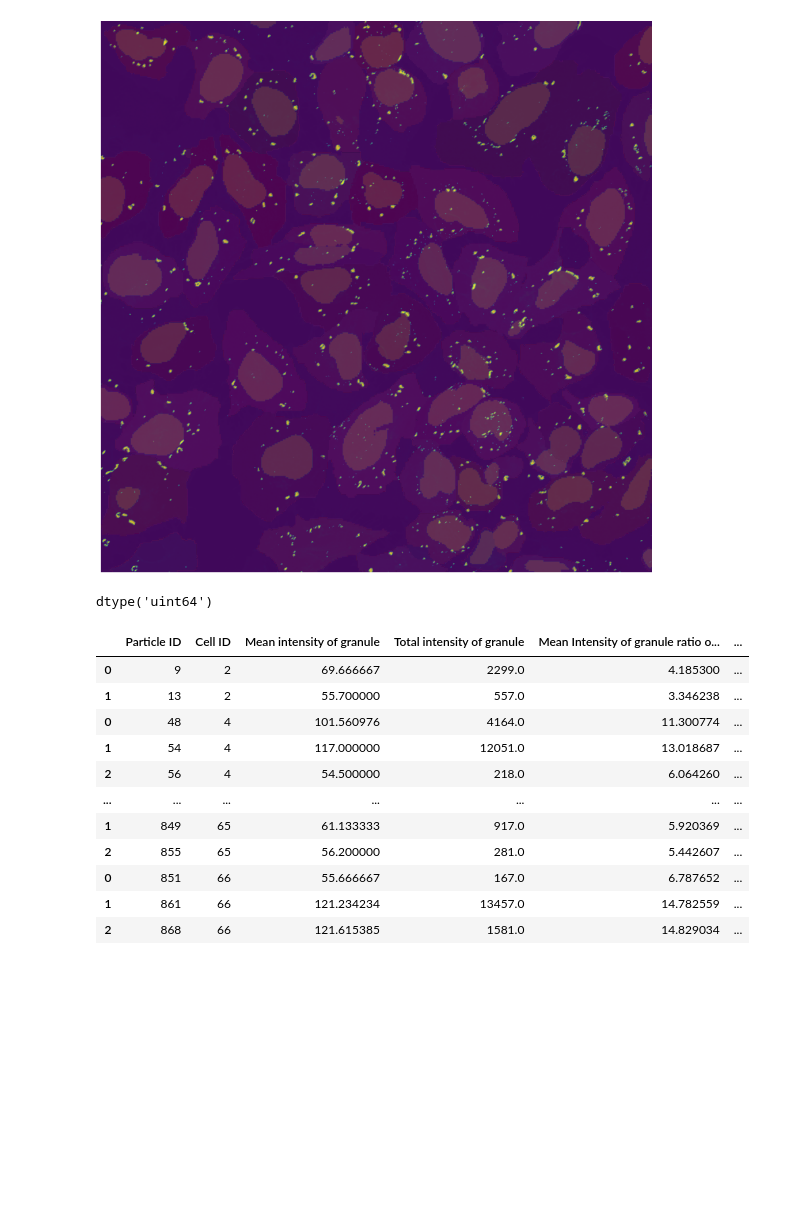
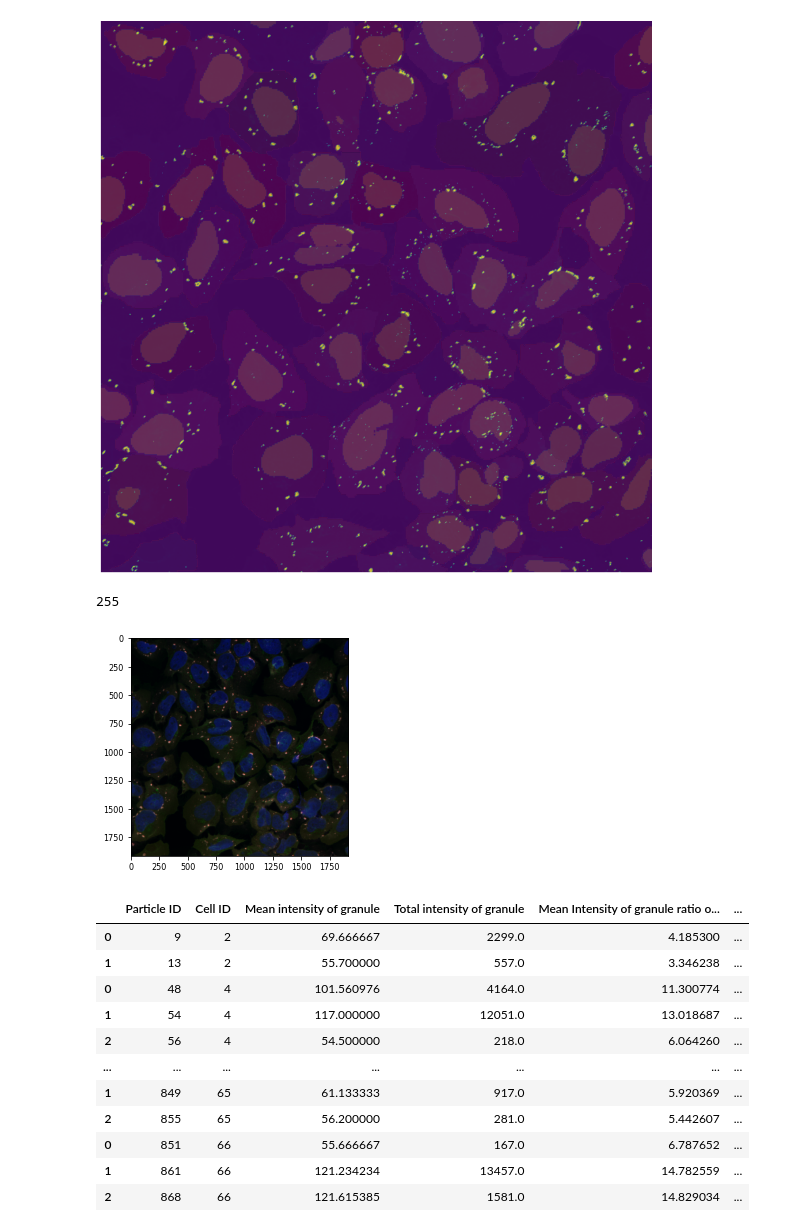
Before and after one commit to jboulanger/sganalysis, a Jupyter notebook: test-sga.ipynb, the cells around one changed output. Saved outputs shown, nothing was run; the diff lists cells and outputs as text; code cells hidden in the pictures; blank space fills up the shorter version.

Commit message:
add figure

```diff
--- a/test-sga.ipynb
+++ b/test-sga.ipynb
@@ -44,10 +47,17 @@ plt.axis('off')
 # %% [output]
 (-0.5, 1911.5, 1911.5, -0.5)
 [figure]
-# %%
-stack.dtype
-# %% [output]
-dtype('uint64')
+# %%
+import numpy as np
+stack = np.concatenate((img,np.expand_dims(cells,0), np.expand_dims(nuclei,0), np.expand_dims(granules,0), np.expand_dims(other,0))).astype(np.uint16)
+M = np.array([[0,0,1,1,0.5,0,0,0],[0,0.7,0,1,0.5,0,0,0],[0.7,0,0,1,0,0,0,0]])
+rgb = np.apply_along_axis(lambda x:np.matmul(M,x),0,stack)
+rgb = (255 * (rgb - rgb.min()) / (rgb.max() - rgb.min())).astype(int)
+plt.imshow(np.moveaxis(rgb,0,2))
+print(rgb.max())
+# %% [output]
+255
+[figure, added]
 # %%
 from sganalysis import SGA
 a,b = sga.measure(img, cells, nuclei, granules)
```
Also changed, not shown: parts of 1 cell of this notebook, 1 other file.
